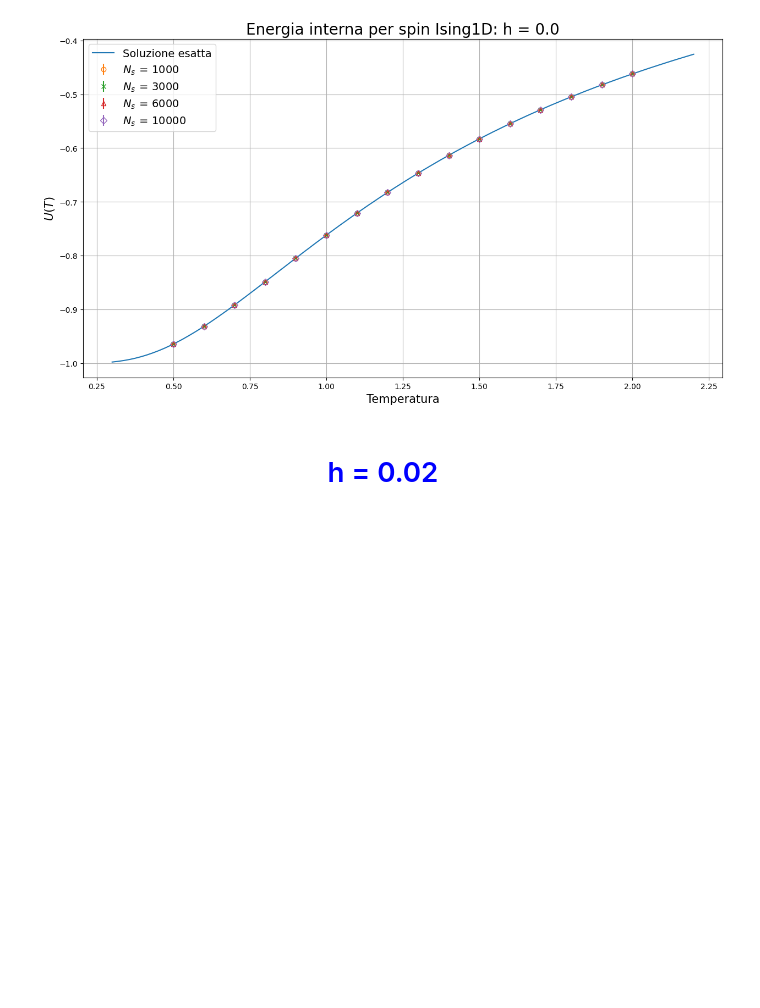
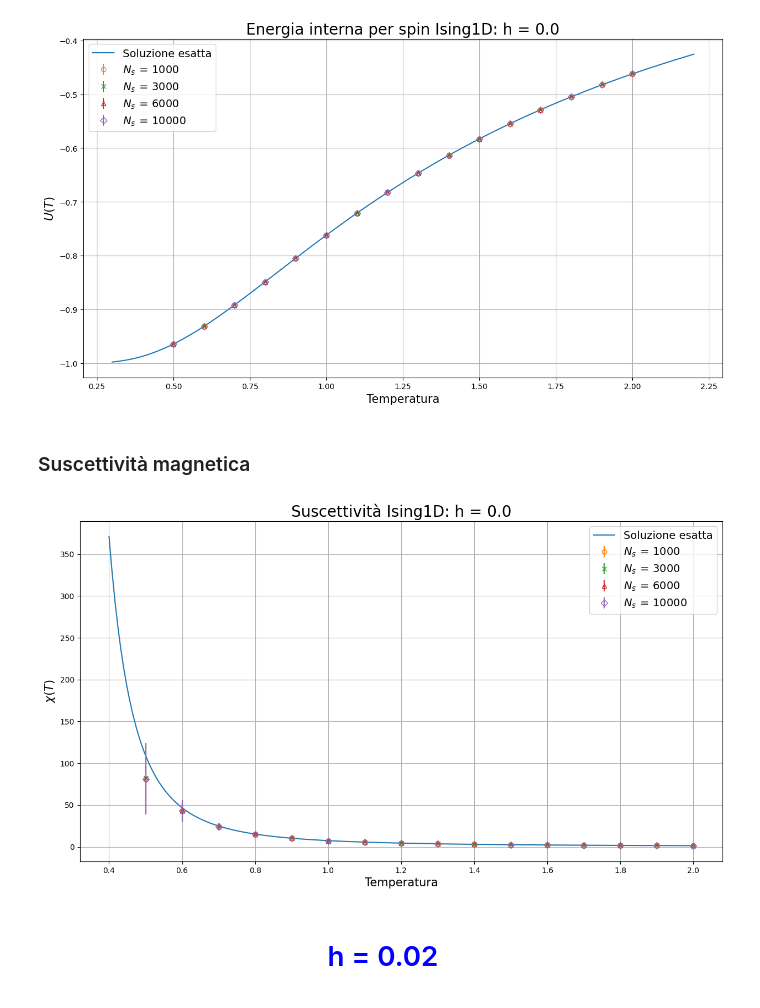
Before and after one commit to Negrini085/Simulazione-di-Materia-Condensata, a Jupyter notebook: Approfondimento/Presentazione/Immagini/grafici.ipynb, the cells around one changed output. Saved outputs shown, nothing was run; the diff lists cells and outputs as text; code cells hidden in the pictures; blank space fills up the shorter version.

Commit message:
Aggiunta slide su suscettività magnetica

```diff
--- a/Approfondimento/Presentazione/Immagini/grafici.ipynb
+++ b/Approfondimento/Presentazione/Immagini/grafici.ipynb
@@ -244,6 +244,32 @@ plt.grid(True)
 plt.show()
 # %% [output]
 [figure]
+# %% [markdown]
+### Suscettività magnetica
+# %%
+T = np.linspace(0.4, 2.0, 200)
+beta = 1/T
+J = 1.0
+
+chi_0 = beta * np.exp(2 * beta * J)
+fig = plt.figure(figsize = (15, 8))
+
+plt.plot(T, chi_0, label = 'Soluzione esatta')
+
+plt.errorbar(t_camp, chi_1000, yerr = chi_1000_err, linestyle = 'None', fmt = 'o', markerfacecolor='none', label = r'$N_{s}\,=\,1000$')
+plt.errorbar(t_camp, chi_3000, yerr = chi_3000_err, linestyle = 'None', fmt = 'x', markerfacecolor='none', label = r'$N_{s}\,=\,3000$')
+plt.errorbar(t_camp, chi_6000, yerr = chi_6000_err, linestyle = 'None', fmt = '^', markerfacecolor='none', label = r'$N_{s}\,=\,6000$')
+plt.errorbar(t_camp, chi_10000, yerr = chi_10000_err, linestyle = 'None', fmt = 'D', markerfacecolor='none', label = r'$N_{s}\,=\,10000$')
+
+plt.title("Suscettività Ising1D: h = 0.0", fontsize = 20)
+plt.xlabel("Temperatura", fontsize = 15)
+plt.ylabel(r"$\chi\left(T\right)$", fontsize = 15)
+
+plt.legend(loc = 'best', fontsize = 14)
+plt.grid(True)
+plt.show()
+# %% [output]
+[figure, added]
 # %% [markdown]
 <center>
 
```
Also changed, not shown: parts of 2 cells of this notebook, 4 other files.
